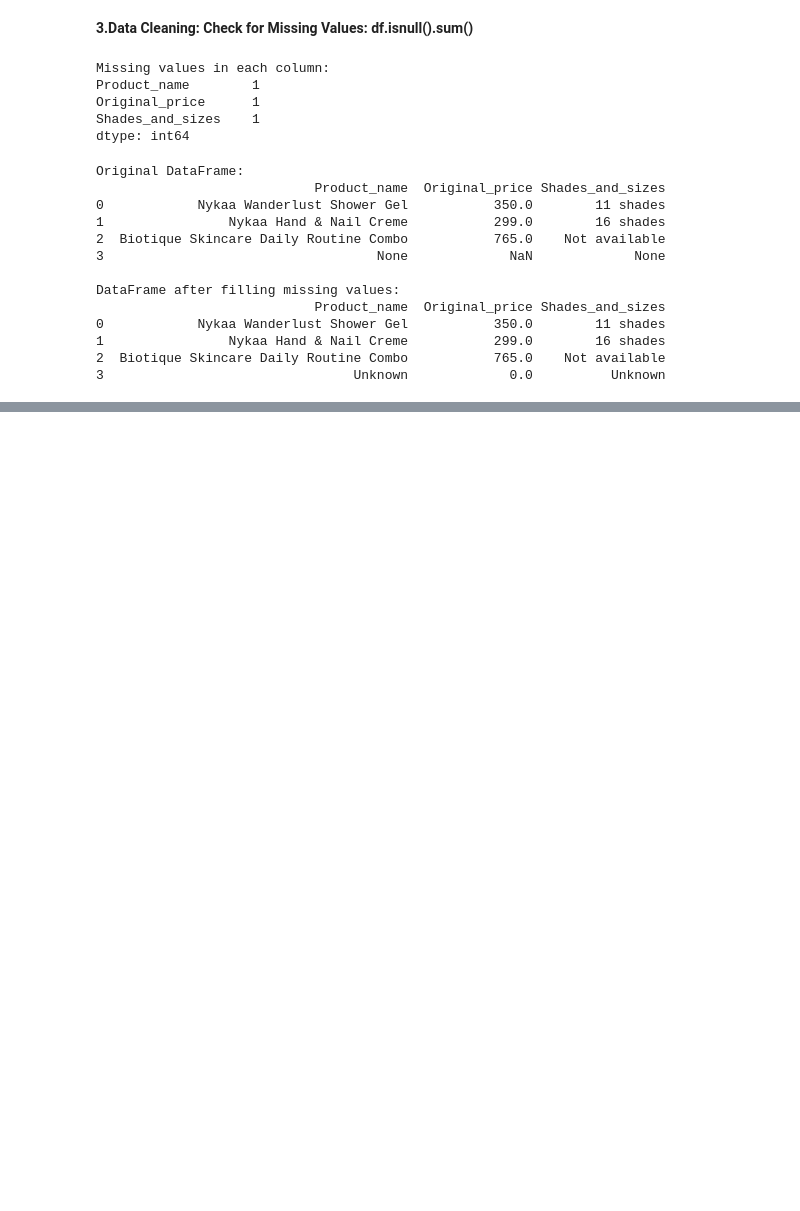
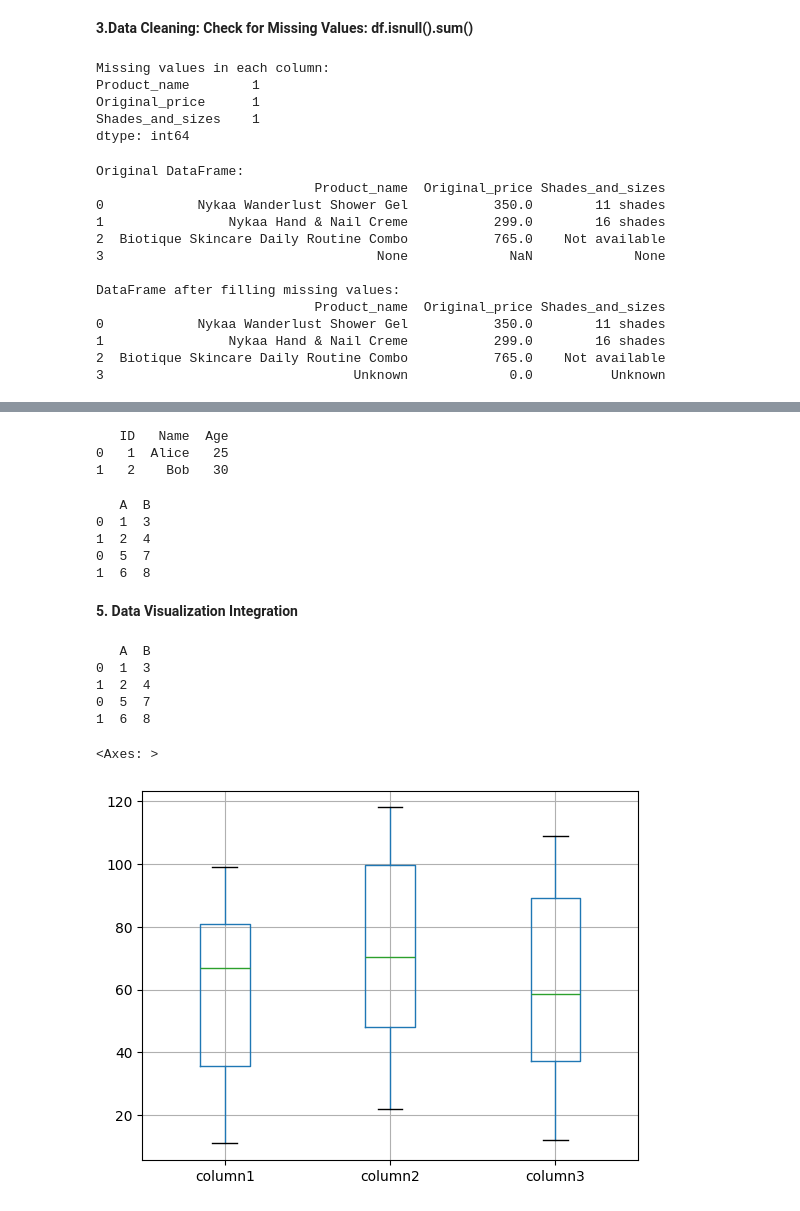
Before and after one commit to SuruthiBT/Github_SNC, a Jupyter notebook: Assignment_Pandas.ipynb, the cells around one changed output, grey strips where cells are left out. Drawn from its saved outputs; the diff is of its cells as text; code cells hidden in the pictures; blank space fills up the shorter version.

```diff
--- a/Assignment_Pandas.ipynb
+++ b/Assignment_Pandas.ipynb
@@ -132,0 +258,72 @@ DataFrame after filling missing values:
+# %%
+#Merge DataFrames: pd.merge(df1, df2, on='column')
+import pandas as pd
+
+# Create two DataFrames
+df1 = pd.DataFrame({'ID': [1, 2, 3], 'Name': ['Alice', 'Bob', 'Charlie']})
+df2 = pd.DataFrame({'ID': [1, 2, 4], 'Age': [25, 30, 35]})
+
+# Merge DataFrames on the 'ID' column
+merged_df = pd.merge(df1, df2, on='ID')
+
+print(merged_df)
+# %% [output]
+   ID   Name  Age
+0   1  Alice   25
+1   2    Bob   30
+# %%
+#Concatenate DataFrames: pd.concat([df1, df2])
+import pandas as pd
+
+# Create two sample DataFrames
+df1 = pd.DataFrame({'A': [1, 2], 'B': [3, 4]})
+df2 = pd.DataFrame({'A': [5, 6], 'B': [7, 8]})
+
+# Concatenate DataFrames along rows (default axis=0)
+result = pd.concat([df1, df2])
+
+print(result)
+# %% [output]
+   A  B
+0  1  3
+1  2  4
+0  5  7
+1  6  8
+# %% [markdown]
+**5. Data Visualization Integration**
+# %%
+#Histogram: df['column'].hist()
+import pandas as pd
+
+# Create two sample DataFrames
+df1 = pd.DataFrame({'A': [1, 2], 'B': [3, 4]})
+df2 = pd.DataFrame({'A': [5, 6], 'B': [7, 8]})
+
+# Concatenate DataFrames along rows (default axis=0)
+result = pd.concat([df1, df2])
+
+print(result)
+# %% [output]
+   A  B
+0  1  3
+1  2  4
+0  5  7
+1  6  8
+# %%
+#Boxplot: df.boxplot(column=['column1', 'column2'])
+import pandas as pd
+import numpy as np
+
+# Sample DataFrame
+data = {
+    'column1': np.random.randint(10, 100, 50),
+    'column2': np.random.randint(20, 120, 50),
+    'column3': np.random.randint(10, 110, 50)
+}
+df = pd.DataFrame(data)
+
+# Boxplot for column1 column2 & column3
+df.boxplot(column=['column1', 'column2','column3'])
+# %% [output]
+<Axes: >
+[figure, added]
```
Also changed, not shown: parts of 44 cells of this notebook.
